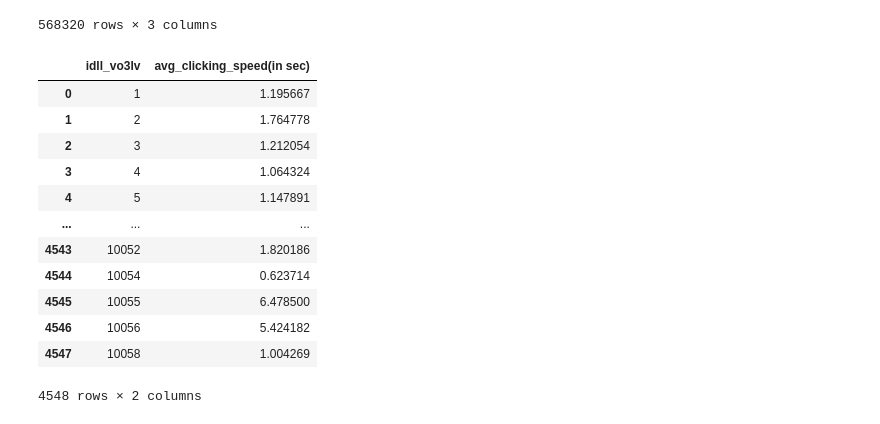
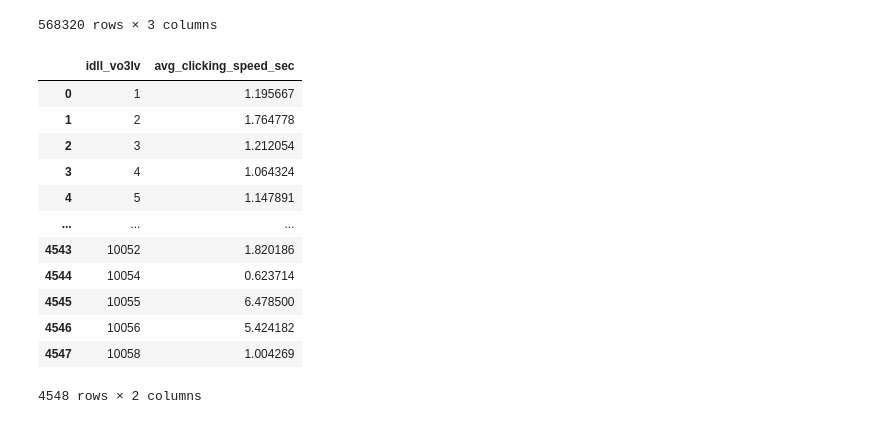
Before and after one commit to MarjoleinvdE/1-4-5, a Jupyter notebook: data/timestrat.ipynb, the cells around one changed output. Drawn from its saved outputs; the diff is of its cells as text; code cells hidden in the pictures.

```diff
--- a/data/timestrat.ipynb
+++ b/data/timestrat.ipynb
@@ -122,11 +122,11 @@ selected_columns
 # %%
 # Calculate the average clicking speed for each 'idll_vo3lv'
 avg_clicking_speed = selected_columns.groupby('idll_vo3lv')['time_diff_seconds'].mean().reset_index()
-avg_clicking_speed.rename(columns={'time_diff_seconds': 'avg_clicking_speed(in sec)'}, inplace=True)
+avg_clicking_speed.rename(columns={'time_diff_seconds': 'avg_clicking_speed_sec'}, inplace=True)
 # Display the average clicking speed for each 'idll_vo3lv'
 avg_clicking_speed
 # %% [output]
-|  | idll_vo3lv | avg_clicking_speed(in sec) |
+|  | idll_vo3lv | avg_clicking_speed_sec |
 | 0 | 1 | 1.195667 |
 | 1 | 2 | 1.764778 |
 | 2 | 3 | 1.212054 |
```
Also changed, not shown: parts of 4 cells of this notebook.
